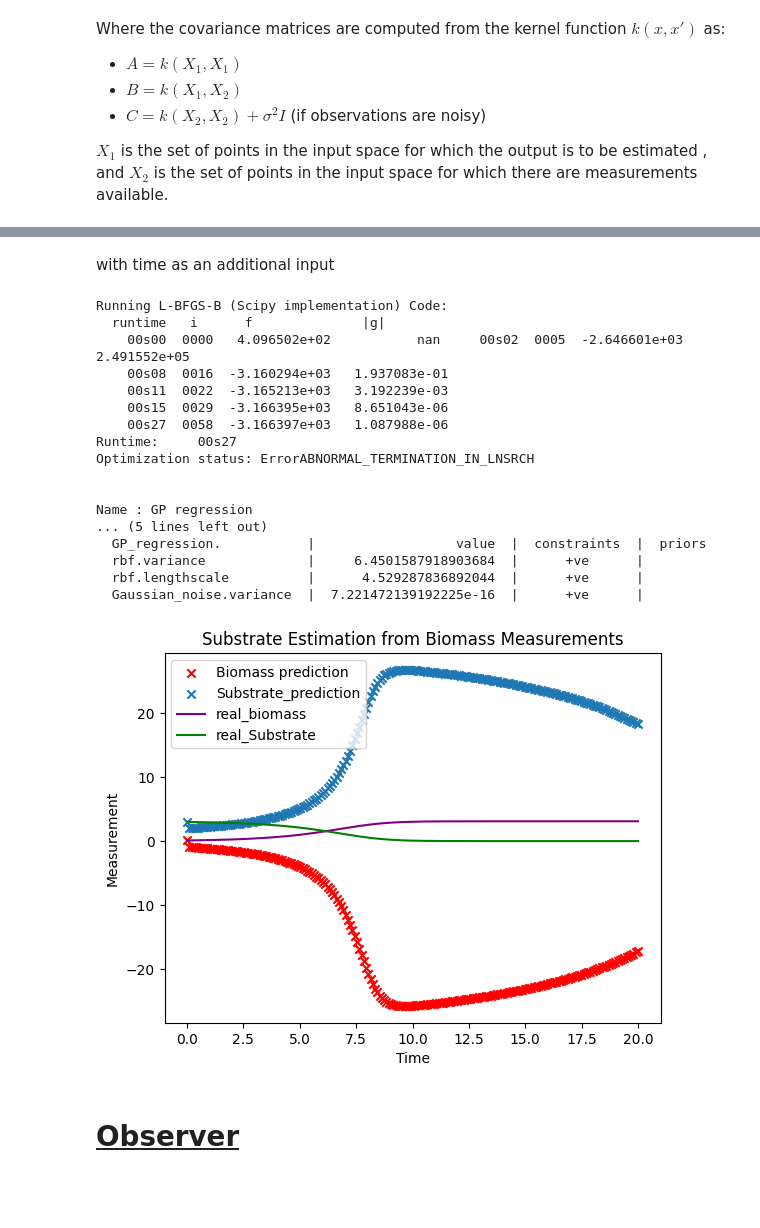
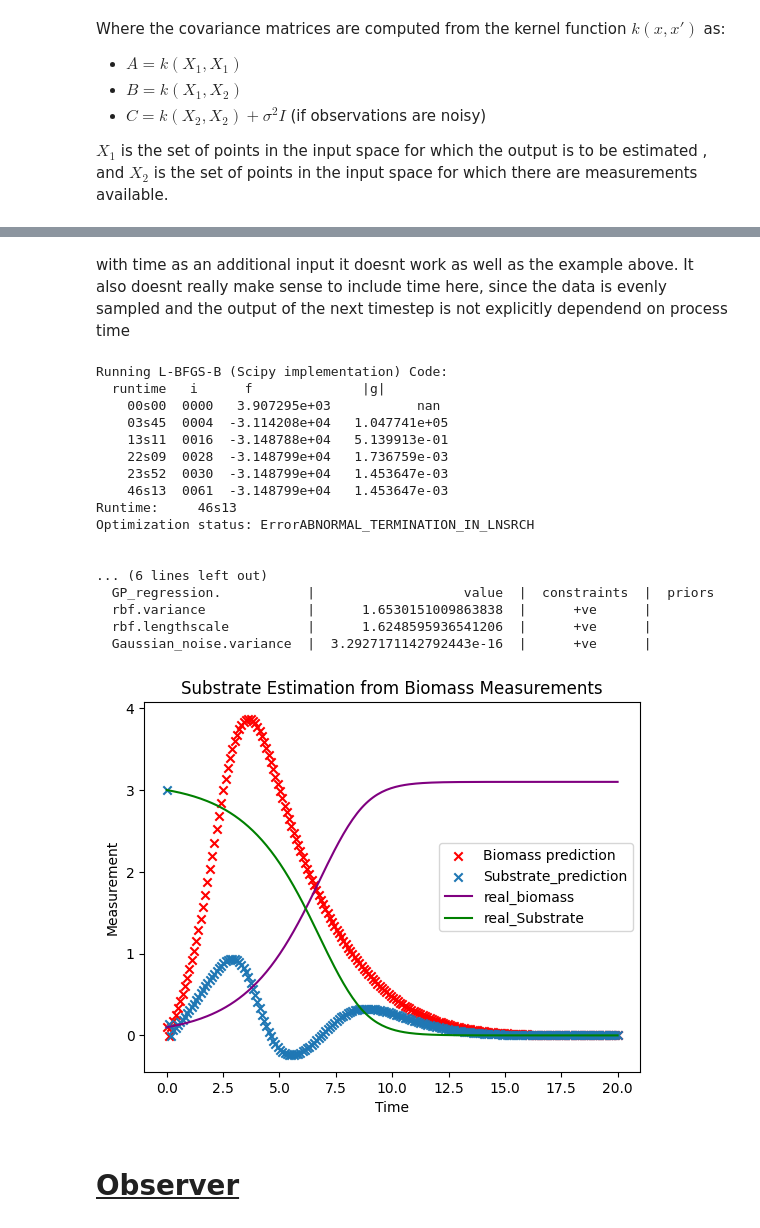
Before and after one commit to therealtoby1/Master, a Jupyter notebook: Cell_growth_easy_Model.ipynb, the cells around one changed output, grey strips where cells are left out. Saved outputs shown, nothing was run; the diff lists cells and outputs as text; code cells hidden in the pictures; blank space fills up the shorter version.

```diff
--- a/Cell_growth_easy_Model.ipynb
+++ b/Cell_growth_easy_Model.ipynb
@@ -144,7 +144,7 @@ it can be observed, that there is definitely a mismatch between the real traject
 -->Checking whether an Observer can help to get the real states of the system, even with wrong initial guess
 # %%
 y0=[0.1,3] #initial conditions for the validation with the neural network
-y0_2=[2,1]
+y0_2=[2,3]
 # K_m=1
 
 model.eval()
@@ -169,7 +169,7 @@ plt.plot(validation.t, validation.y[1], 'g--', label='Validation Substrate conce
 plt.legend(loc='best')
 plt.show()
 
-sol_sim=[[2,1]]
+sol_sim=[y0_2]
 for i in range (0, len(t_eval)-1):
     sol_prev=sol_sim[i]
     ni=model(torch.tensor(sol_prev,dtype=torch.float32)).detach().numpy()
@@ -677,5 +685,5 @@ Optimization status: Converged
 # %% [markdown]
-with time as an additional input
+with time as an additional input it doesnt work as well as the example above. It also doesnt really make sense to include time here, since the data is evenly sampled and the output of the next timestep is not explicitly dependend on process time
 # %%
 import numpy as np
 import GPy
@@ -684,13 +692,31 @@ import matplotlib.pyplot as plt
 # Generate synthetic data (replace with your actual data)
 # np.random.seed(42)
 time = t_eval.reshape(-1, 1) if t_eval.ndim == 1 else t_eval  # Ensure [n_samples, 1]
-biomass = Dataset['B0'].reshape(-1, 1)
-substrate = Dataset['S0'].reshape(-1, 1)
+# Build training data from multiple datasets
+X_list = []
+Y_list = []
+training_datasets=[]
+for i in range(10):  # Assuming you have 10 datasets
+    data = {'Biomass': Dataset[f'B{i}'], 'Substrate': Dataset[f'S{i}']}
+    training_datasets.append(data)
 
-# Training data - both biomass and substrate known
 
-X_train = np.hstack([time[:-1],biomass[:-1],substrate[:-1]])  # Input: [time(optional), biomass,substrate]
-Y_train = np.hstack([biomass[1:],substrate[1:]])  # Output: substrate
+for data in training_datasets:
+    biomass = data['Biomass'].reshape(-1, 1)
+    substrate = data['Substrate'].reshape(-1, 1)
+
+    # Input: biomass and substrate at time t
+    X_traj = np.hstack([biomass[:-1], substrate[:-1],time[:-1]])
+
+    # Output: biomass and substrate at time t+1
+    Y_traj = np.hstack([biomass[1:], substrate[1:]])
+
+    X_list.append(X_traj)
+    Y_list.append(Y_traj)
+
+
+X_train = np.vstack(X_list)
+Y_train = np.vstack(Y_list)
 
 # 1. Train the GP model
 kernelrbf = GPy.kern.RBF(input_dim=3, active_dims=[0,1,2], ARD=False)  # ARD for automatic relevance determination-->learns seperate lenght scales (parameter l in RBF equation for smoothness of curve )
@@ -710,46 +736,46 @@ sm = np.zeros(n_steps)
 
 # Initial values
 
 bm[0] = Dataset_val['B1'][0]
 sm[0] = Dataset_val['S1'][0]
 
 
 for t in range(1, n_steps):
     X_input = np.array([[t_eval[t-1],bm[t-1], sm[t-1]]])
     pred, _ = m_time.predict(X_input)
     bm[t] = pred[0, 0]    # predicted biomass-->pred is [[b,s]] so pred[0][0] is b
     sm[t] = pred[0, 1]    # predicted substrate
 
 
 # Plot substrate predictions
 plt.scatter(t_eval, bm, marker='x',color='r', label='Biomass prediction')
 plt.scatter(t_eval,sm,marker='x',label='Substrate_prediction')
 plt.plot(t_eval,Dataset_val['B1'],label='real_biomass', color='purple')
 plt.plot(t_eval,Dataset_val['S1'],label='real_Substrate',color='green')
 plt.xlabel('Time')
 plt.ylabel('Measurement')
 plt.title('Substrate Estimation from Biomass Measurements')
 plt.legend()
 plt.show()
 # %% [output]
 Running L-BFGS-B (Scipy implementation) Code:
   runtime   i      f              |g|
-    00s00  0000   4.096502e+02           nan     00s02  0005  -2.646601e+03   2.491552e+05
-    00s08  0016  -3.160294e+03   1.937083e-01
-    00s11  0022  -3.165213e+03   3.192239e-03
-    00s15  0029  -3.166395e+03   8.651043e-06
-    00s27  0058  -3.166397e+03   1.087988e-06
-Runtime:     00s27
+    00s00  0000   3.907295e+03           nan
+    03s45  0004  -3.114208e+04   1.047741e+05
+    13s11  0016  -3.148788e+04   5.139913e-01
+    22s09  0028  -3.148799e+04   1.736759e-03
+    23s52  0030  -3.148799e+04   1.453647e-03
+    46s13  0061  -3.148799e+04   1.453647e-03
+Runtime:     46s13
 Optimization status: ErrorABNORMAL_TERMINATION_IN_LNSRCH
 
 
-Name : GP regression
-... (5 lines left out)
-  GP_regression.           |                  value  |  constraints  |  priors
-  rbf.variance             |     6.4501587918903684  |      +ve      |
-  rbf.lengthscale          |      4.529287836892044  |      +ve      |
-  Gaussian_noise.variance  |  7.221472139192225e-16  |      +ve      |
+... (6 lines left out)
+  GP_regression.           |                   value  |  constraints  |  priors
+  rbf.variance             |      1.6530151009863838  |      +ve      |
+  rbf.lengthscale          |      1.6248595936541206  |      +ve      |
+  Gaussian_noise.variance  |  3.2927171142792443e-16  |      +ve      |
-[figure, old version]
+[figure, new version]
 # %% [markdown]
 # <u> **Observer** </u>
 # %% [markdown]
```
Also changed, not shown: parts of 4 cells of this notebook.
